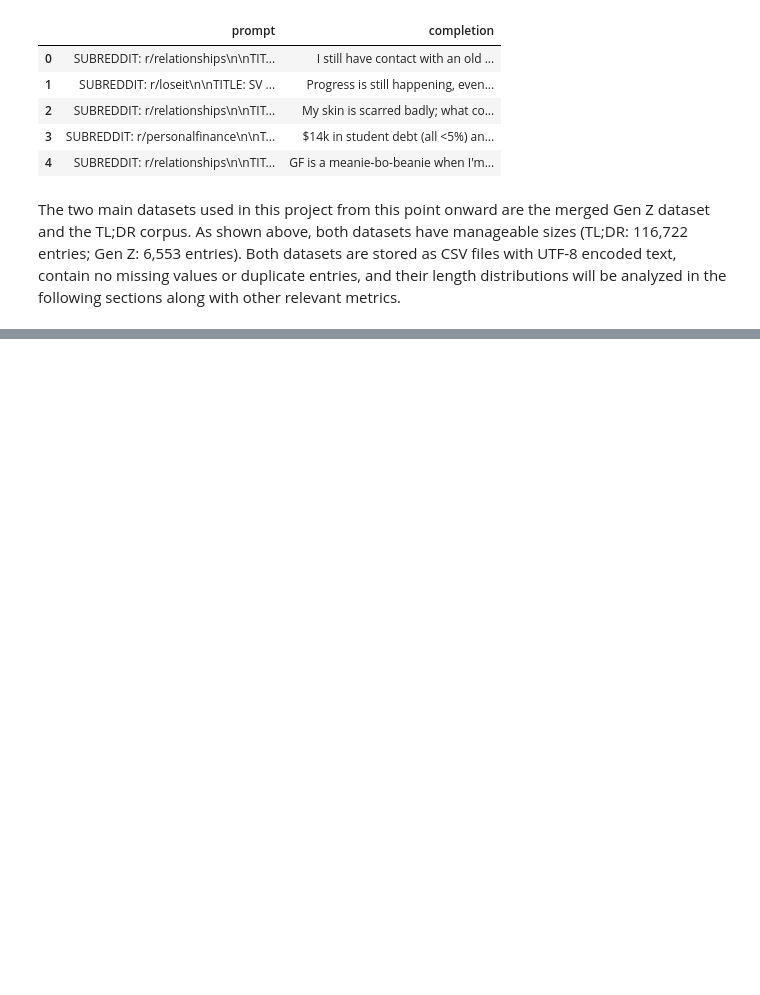
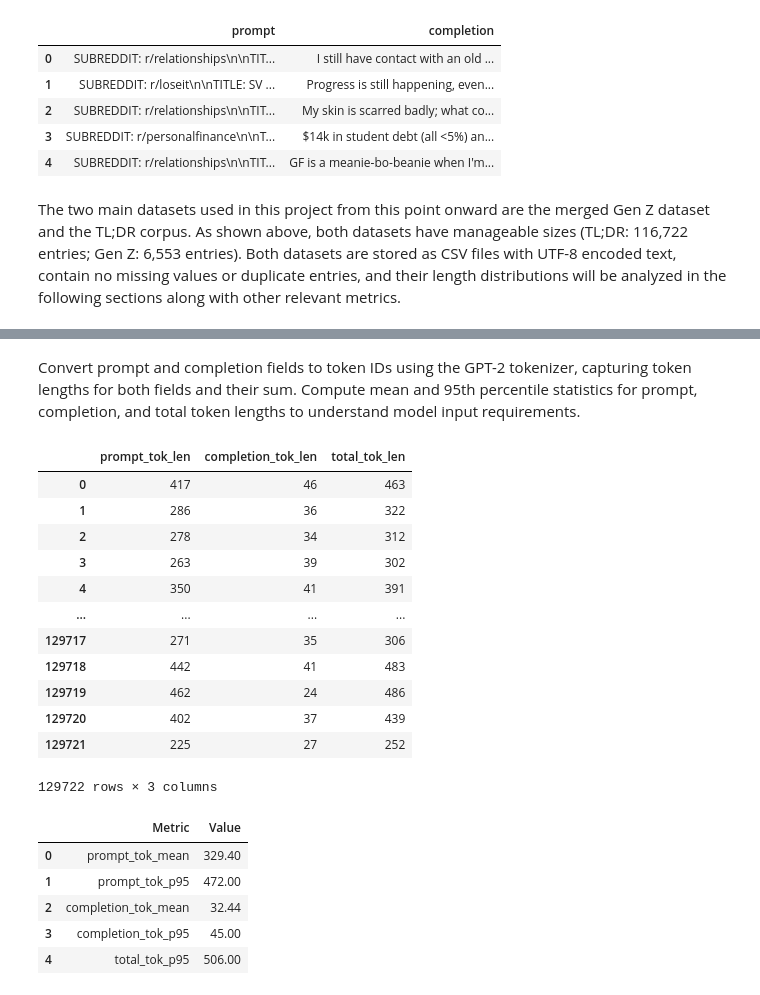
Before and after one commit to au-nlp/project-milestone-p2-group1, a Jupyter notebook: main.ipynb, the cells around one changed output, grey strips where cells are left out. Saved outputs shown, nothing was run; the diff lists cells and outputs as text; code cells hidden in the pictures; blank space fills up the shorter version.

```diff
--- a/main.ipynb
+++ b/main.ipynb
@@ -1096,0 +1115,30 @@ Average compression ratio (prompt/completion): 10.247919755335309
+# %% [markdown]
+Convert prompt and completion fields to token IDs using the GPT-2 tokenizer, capturing token lengths for both fields and their sum. Compute mean and 95th percentile statistics for prompt, completion, and total token lengths to understand model input requirements.
+# %%
+from transformers import AutoTokenizer
+tokenizer = AutoTokenizer.from_pretrained("gpt2")
+from scripts.libs.tldr_stats import tokenize_texts
+
+token_stats, token_summary = tokenize_texts(df_tldr, None, tokenizer)
+display(token_stats, index=False)
+display(token_summary, index=False)
+# %% [output]
+|  | prompt_tok_len | completion_tok_len | total_tok_len |
+| 0 | 417 | 46 | 463 |
+| 1 | 286 | 36 | 322 |
+| 2 | 278 | 34 | 312 |
+| 3 | 263 | 39 | 302 |
+| 4 | 350 | 41 | 391 |
+| ... | ... | ... | ... |
+| 129717 | 271 | 35 | 306 |
+| 129718 | 442 | 41 | 483 |
+| 129719 | 462 | 24 | 486 |
+| 129720 | 402 | 37 | 439 |
+| 129721 | 225 | 27 | 252 |
+129722 rows × 3 columns
+|  | Metric | Value |
+| 0 | prompt_tok_mean | 329.40 |
+| 1 | prompt_tok_p95 | 472.00 |
+| 2 | completion_tok_mean | 32.44 |
+| 3 | completion_tok_p95 | 45.00 |
+| 4 | total_tok_p95 | 506.00 |
```
Also changed, not shown: parts of 23 cells of this notebook, 6 other files.
